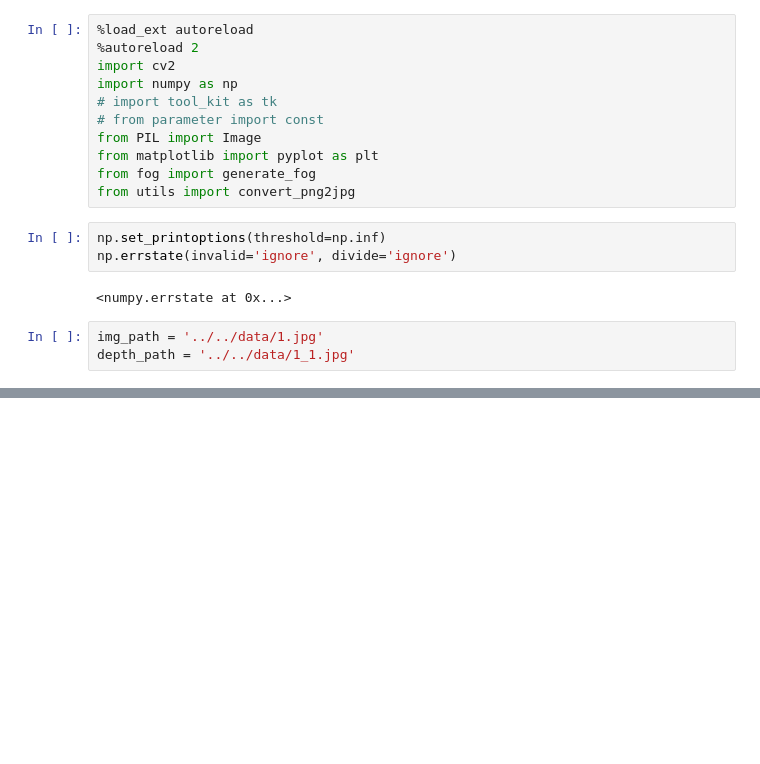
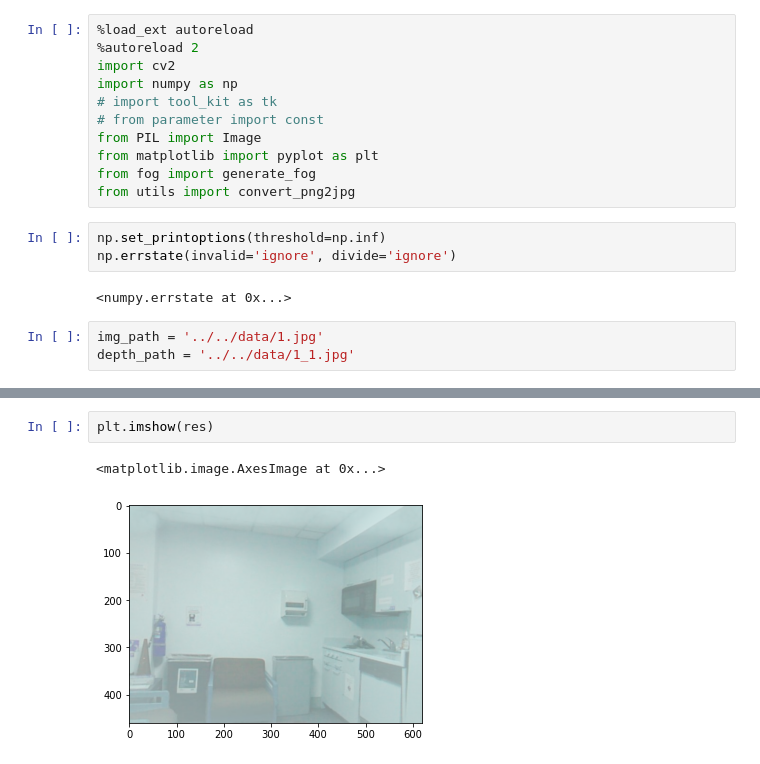
Before and after one commit to taindp98/trait_video, a Jupyter notebook: code/gen_fog/generate.ipynb, the cells around one changed output, grey strips where cells are left out. Cells and saved outputs as stored; diff of their text form; blank space fills up the shorter version.

```diff
--- a/code/gen_fog/generate.ipynb
+++ b/code/gen_fog/generate.ipynb
@@ -23,2 +26,7 @@ res = generate_fog(img_path, depth_path)
+# %%
+plt.imshow(res)
+# %% [output]
+<matplotlib.image.AxesImage at 0x...>
+[figure, added]
 # %%
 cv2.imwrite('../../data/test_gen_haze_1.jpg', res)
```
Also changed, not shown: parts of 2 cells of this notebook, 17 other files.
